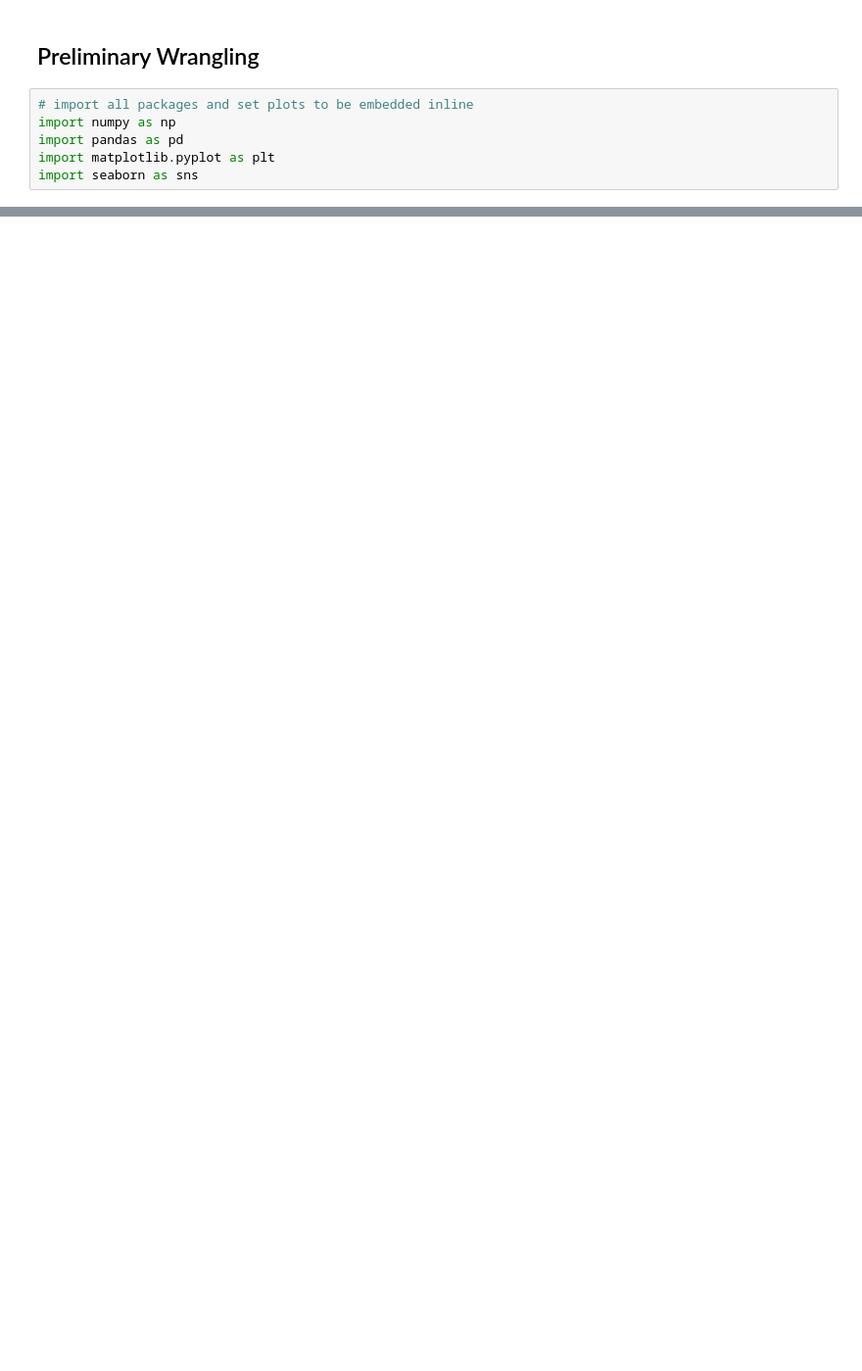
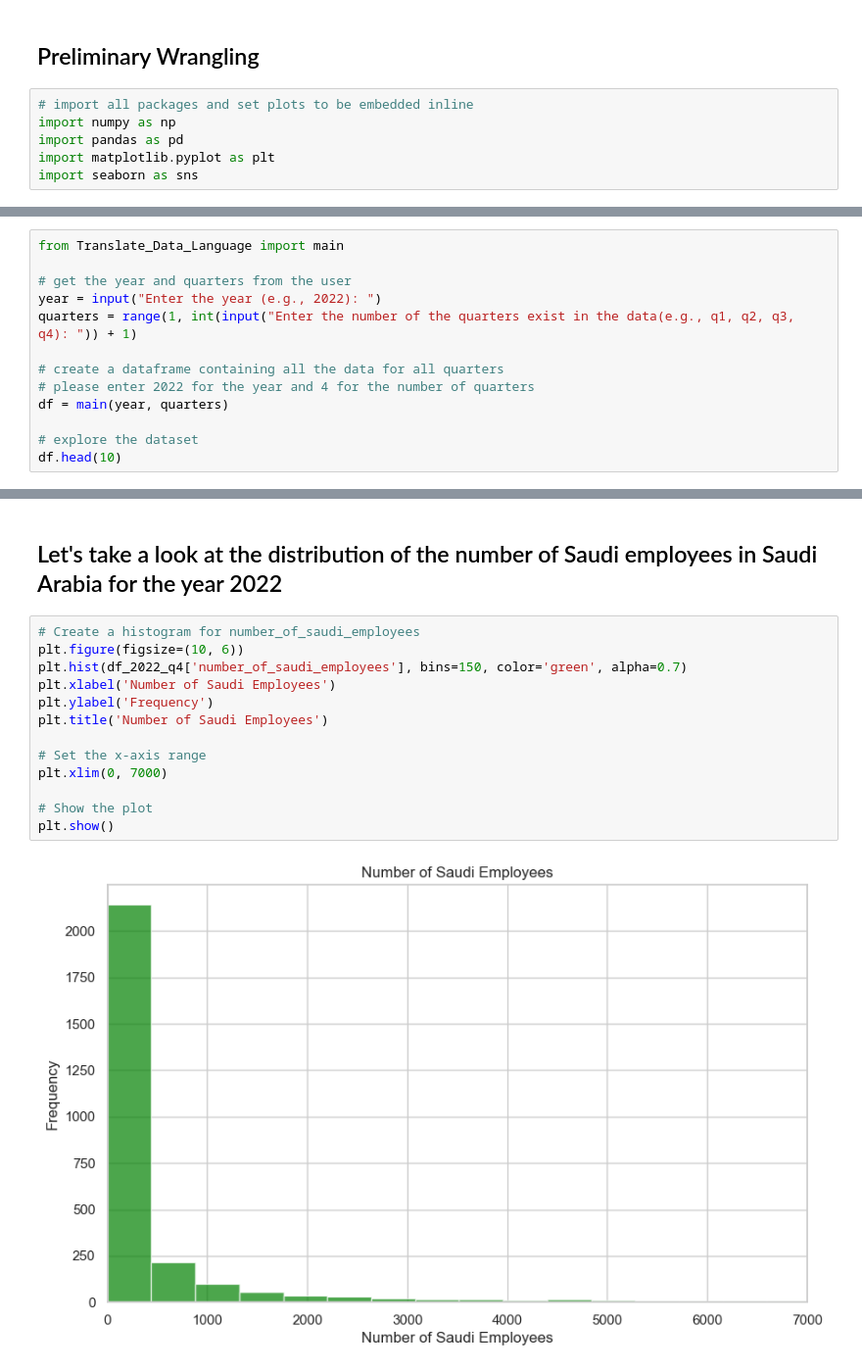
Before and after one commit to alsubaie-os/Udacity-Data-Analysis-Nanodegree, a Jupyter notebook: Communicate Data Findings/Part_I_exploration_template.ipynb, the cells around one changed output, grey strips where cells are left out. Shown at 98% size. Cells and saved outputs as stored; diff of their text form; blank space fills up the shorter version.

```diff
--- a/Communicate Data Findings/Part_I_exploration_template.ipynb
+++ b/Communicate Data Findings/Part_I_exploration_template.ipynb
@@ -95,0 +16,13 @@ your work in the previous sections.
+# %%
+from Translate_Data_Language import main
+
+# get the year and quarters from the user
+year = input("Enter the year (e.g., 2022): ")
+quarters = range(1, int(input("Enter the number of the quarters exist in the data(e.g., q1, q2, q3, q4): ")) + 1)
+
+# create a dataframe containing all the data for all quarters
+# please enter 2022 for the year and 4 for the number of quarters
+df = main(year, quarters)
+
+# explore the dataset
+df.head(10)
@@ -95,0 +135,17 @@ your work in the previous sections.
+# %% [markdown]
+## Let's take a look at the distribution of the number of Saudi employees in Saudi Arabia for the year 2022
+# %%
+# Create a histogram for number_of_saudi_employees
+plt.figure(figsize=(10, 6))
+plt.hist(df_2022_q4['number_of_saudi_employees'], bins=150, color='green', alpha=0.7)
+plt.xlabel('Number of Saudi Employees')
+plt.ylabel('Frequency')
+plt.title('Number of Saudi Employees')
+
+# Set the x-axis range
+plt.xlim(0, 7000)
+
+# Show the plot
+plt.show()
+# %% [output]
+[figure, added]
```
Also changed, not shown: parts of 51 cells of this notebook, 1 other file.
